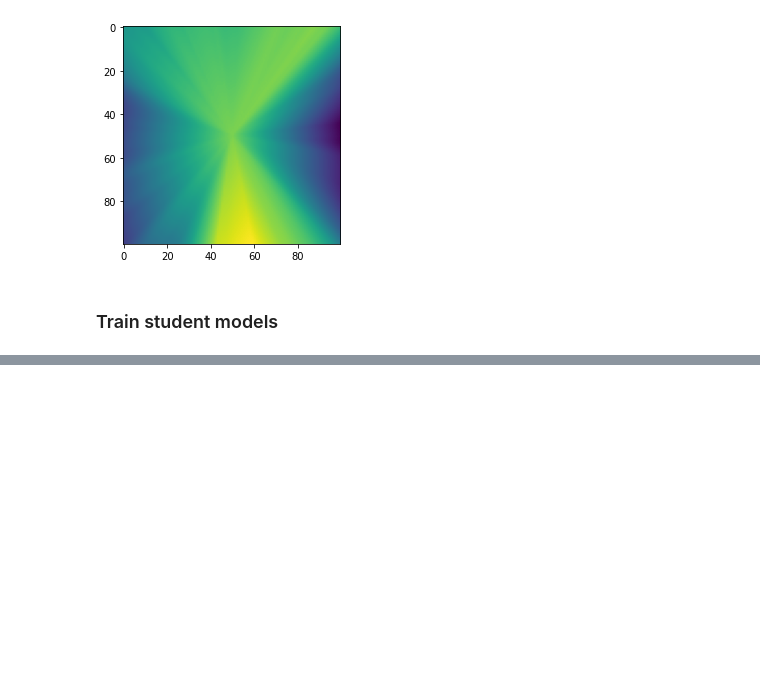
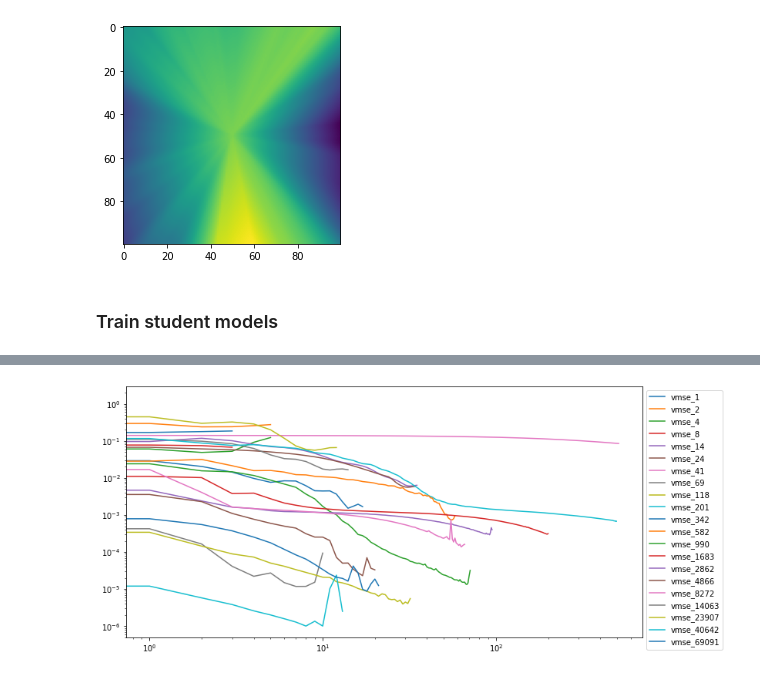
Before and after one commit to ed1d1a8d/scaling, a Jupyter notebook: notebooks/student-teacher-n-v4.ipynb, the cells around one changed output, grey strips where cells are left out. Drawn from its saved outputs; the diff is of its cells as text; code cells hidden in the pictures; blank space fills up the shorter version.

```diff
--- a/notebooks/student-teacher-n-v4.ipynb
+++ b/notebooks/student-teacher-n-v4.ipynb
@@ -132,0 +142,35 @@ for i, n in enumerate(NS):
+# %%
+def plot_history(history):
+    n_plots = 1
+    #plt.figure(figsize=(14, 24))
+
+    for i, key in enumerate(list(history.history.keys())[:n_plots]):
+        metric = history.history[key]
+        val_metric = history.history[f"val_{key}"]
+
+        plt.subplot(n_plots, 1, i + 1)
+        plt.plot(metric, label=f"Training {key}")
+        plt.plot(val_metric, label=f"Validation {key}")
+        plt.legend(loc="upper right")
+        plt.ylabel(key)
+        plt.title(f"Training and Validation {key}")
+        plt.yscale("log")
+    #plt.show()
+
+
+plt.figure(figsize=(12, 6))
+for tr, n in zip(train_results, NS):
+    #plt.plot(tr.history.history['mean_squared_error_loss'], label=f"tmse_{n}")
+    plt.plot(tr.history.history['val_mean_squared_error_loss'], label=f"vmse_{n}")
+
+
+plt.legend(loc="upper left", bbox_to_anchor=(1, 1))
+plt.yscale("log")
+plt.xscale("log")
+
+
+#plt.figure(figsize=(12, 6))
+#plot_history(train_results[9].history)
+#plot_history(train_results[10].history)
+# %% [output]
+[figure, added]
```
Also changed, not shown: parts of 7 cells of this notebook, 1 other file.
